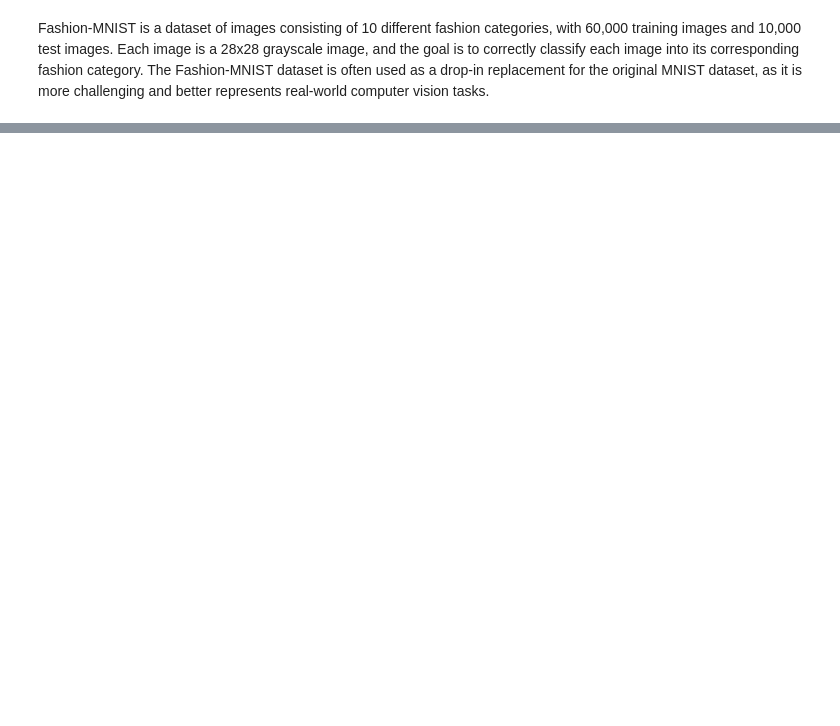
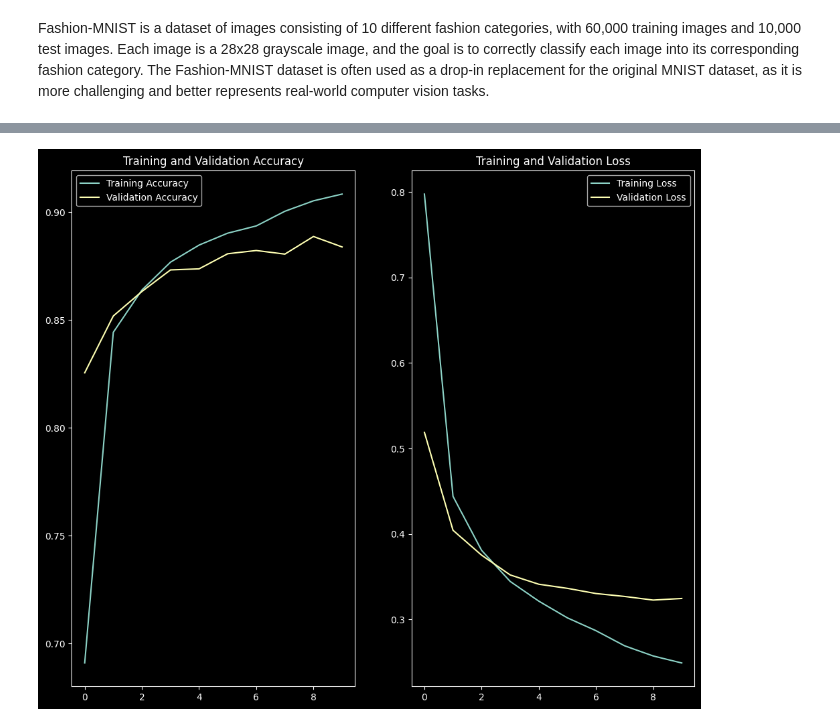
Before and after one commit to debjitpal5040/Deep_Learning_Algorithms, a Jupyter notebook: Tensorflow/fashion-mnist.ipynb, the cells around one changed output, grey strips where cells are left out. Drawn from its saved outputs; the diff is of its cells as text; code cells hidden in the pictures; blank space fills up the shorter version.

```diff
--- a/Tensorflow/fashion-mnist.ipynb
+++ b/Tensorflow/fashion-mnist.ipynb
@@ -45,8 +55,11 @@ X_test = X_test / 255
 ann = Sequential(
     layers=[
         Flatten(input_shape=(28, 28), name="input_layer"),
-        Dense(3000, activation="relu", name="hidden_layer_1"),
-        Dense(1000, activation="relu", name="hidden_layer_2"),
+        Dense(1600, activation="sigmoid", name="hidden_layer_1"),
+        Dense(800, activation="sigmoid", name="hidden_layer_2"),
+        Dense(400, activation="sigmoid", name="hidden_layer_3"),
+        Dense(200, activation="sigmoid", name="hidden_layer_4"),
+        Dense(100, activation="sigmoid", name="hidden_layer_5"),
         Dense(10, activation="softmax", name="output_layer"),
     ],
     name="ann",
@@ -69,11 +114,12 @@ ann_checkpoint_callback = ModelCheckpoint(
 ann_tensorboard_callback = TensorBoard(
     log_dir="../Logs/fashion-mnist_ann_logs", histogram_freq=1, write_images=True
 )
+epochs = 10
 ann_history = ann.fit(
     X_train,
     y_train,
     batch_size=32,
-    epochs=10,
+    epochs=epochs,
     validation_split=0.1,
     callbacks=[ann_checkpoint_callback, ann_tensorboard_callback],
 )
@@ -96,3 +170,24 @@ print(
+# %%
+epochs_range = range(epochs)
+
+# Plot the training and validation accuracy
+plt.figure(figsize=(12, 10))
+plt.subplot(1, 2, 1)
+plt.plot(epochs_range, ann_train_acc, label="Training Accuracy")
+plt.plot(epochs_range, ann_val_acc, label="Validation Accuracy")
+plt.legend(loc="upper left")
+plt.title("Training and Validation Accuracy")
+
+# Plot the training and validation loss
+plt.subplot(1, 2, 2)
+plt.plot(epochs_range, ann_train_loss, label="Training Loss")
+plt.plot(epochs_range, ann_val_loss, label="Validation Loss")
+plt.legend(loc="upper right")
+plt.title("Training and Validation Loss")
+
+plt.savefig("../Images/fashion-mnist_ann_acc_loss.png", bbox_inches="tight")
+# %% [output]
+[figure, added]
 # %%
 ann_test_loss, ann_test_accuracy = ann.evaluate(X_test, y_test)
 print("Test loss:", ann_test_loss)
```
Also changed, not shown: parts of 20 cells of this notebook, 25 other files.
